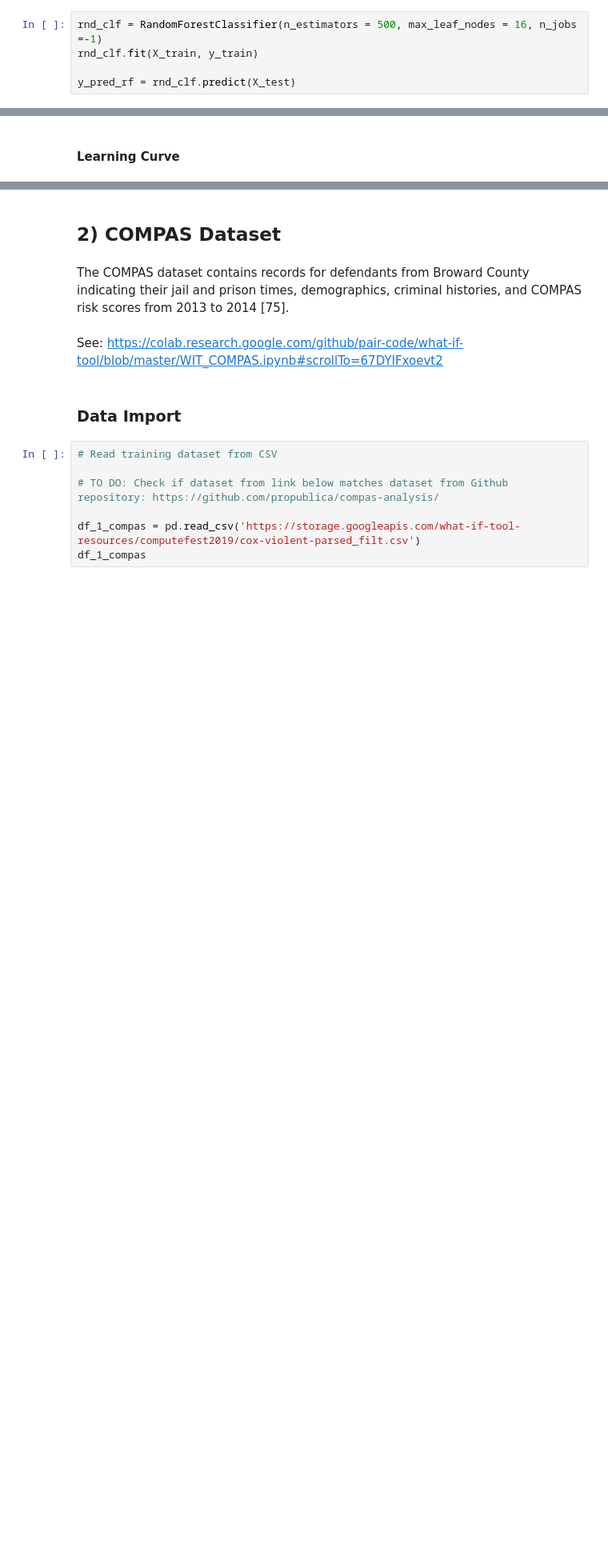
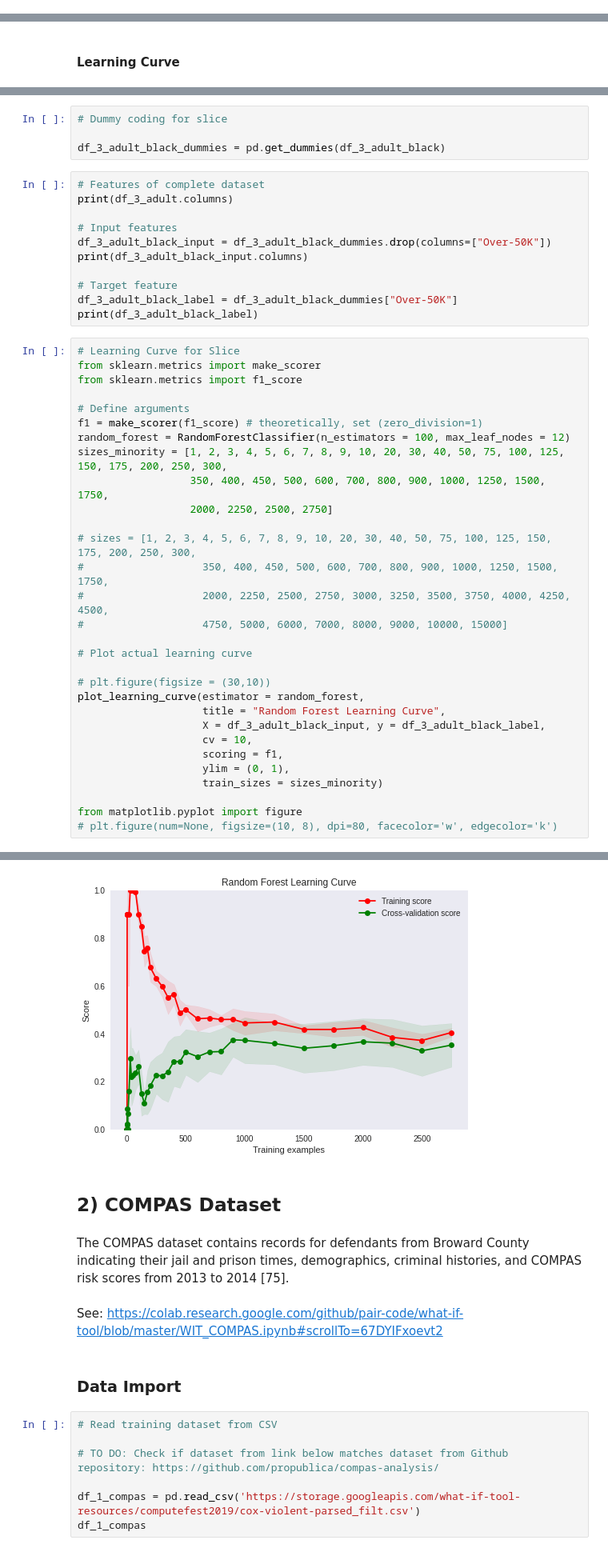
Before and after one commit to NilsBahr94/Master_Thesis_Algorithmic-Bias-in-AI, a Jupyter notebook: Master_Thesis_Algorithmic_Bias_Analysis.ipynb, the cells around one changed output, grey strips where cells are left out. Shown at 80% size. Saved outputs shown, nothing was run; the diff lists cells and outputs as text; blank space fills up the shorter version.

```diff
--- a/Master_Thesis_Algorithmic_Bias_Analysis.ipynb
+++ b/Master_Thesis_Algorithmic_Bias_Analysis.ipynb
@@ -580,5 +629,0 @@ from sklearn.ensemble import RandomForestClassifier
-# %%
-rnd_clf = RandomForestClassifier(n_estimators = 500, max_leaf_nodes = 16, n_jobs =-1)
-rnd_clf.fit(X_train, y_train)
-
-y_pred_rf = rnd_clf.predict(X_test)
@@ -923,0 +1065,46 @@ for model, i in [(RandomForestClassifier(), 1)]:
+# %%
+# Dummy coding for slice
+
+df_3_adult_black_dummies = pd.get_dummies(df_3_adult_black)
+# %%
+# Features of complete dataset
+print(df_3_adult.columns)
+
+# Input features
+df_3_adult_black_input = df_3_adult_black_dummies.drop(columns=["Over-50K"])
+print(df_3_adult_black_input.columns)
+
+# Target feature
+df_3_adult_black_label = df_3_adult_black_dummies["Over-50K"]
+print(df_3_adult_black_label)
+# %%
+# Learning Curve for Slice
+from sklearn.metrics import make_scorer
+from sklearn.metrics import f1_score
+
+# Define arguments
+f1 = make_scorer(f1_score) # theoretically, set (zero_division=1)
+random_forest = RandomForestClassifier(n_estimators = 100, max_leaf_nodes = 12)
+sizes_minority = [1, 2, 3, 4, 5, 6, 7, 8, 9, 10, 20, 30, 40, 50, 75, 100, 125, 150, 175, 200, 250, 300,
+                  350, 400, 450, 500, 600, 700, 800, 900, 1000, 1250, 1500, 1750,
+                  2000, 2250, 2500, 2750]
+
+# sizes = [1, 2, 3, 4, 5, 6, 7, 8, 9, 10, 20, 30, 40, 50, 75, 100, 125, 150, 175, 200, 250, 300,
+#                   350, 400, 450, 500, 600, 700, 800, 900, 1000, 1250, 1500, 1750,
+#                   2000, 2250, 2500, 2750, 3000, 3250, 3500, 3750, 4000, 4250, 4500,
+#                   4750, 5000, 6000, 7000, 8000, 9000, 10000, 15000]
+
+# Plot actual learning curve
+
+# plt.figure(figsize = (30,10))
+plot_learning_curve(estimator = random_forest,
+                    title = "Random Forest Learning Curve",
+                    X = df_3_adult_black_input, y = df_3_adult_black_label,
+                    cv = 10,
+                    scoring = f1,
+                    ylim = (0, 1),
+                    train_sizes = sizes_minority)
+
+from matplotlib.pyplot import figure
+# plt.figure(num=None, figsize=(10, 8), dpi=80, facecolor='w', edgecolor='k')
+# %% [output]
@@ -924,3 +1128,4 @@ for model, i in [(RandomForestClassifier(), 1)]:
+[figure, added]
 # %% [markdown]
 ## 2) COMPAS Dataset
 # %% [markdown]
```
Also changed, not shown: parts of 72 cells of this notebook.
